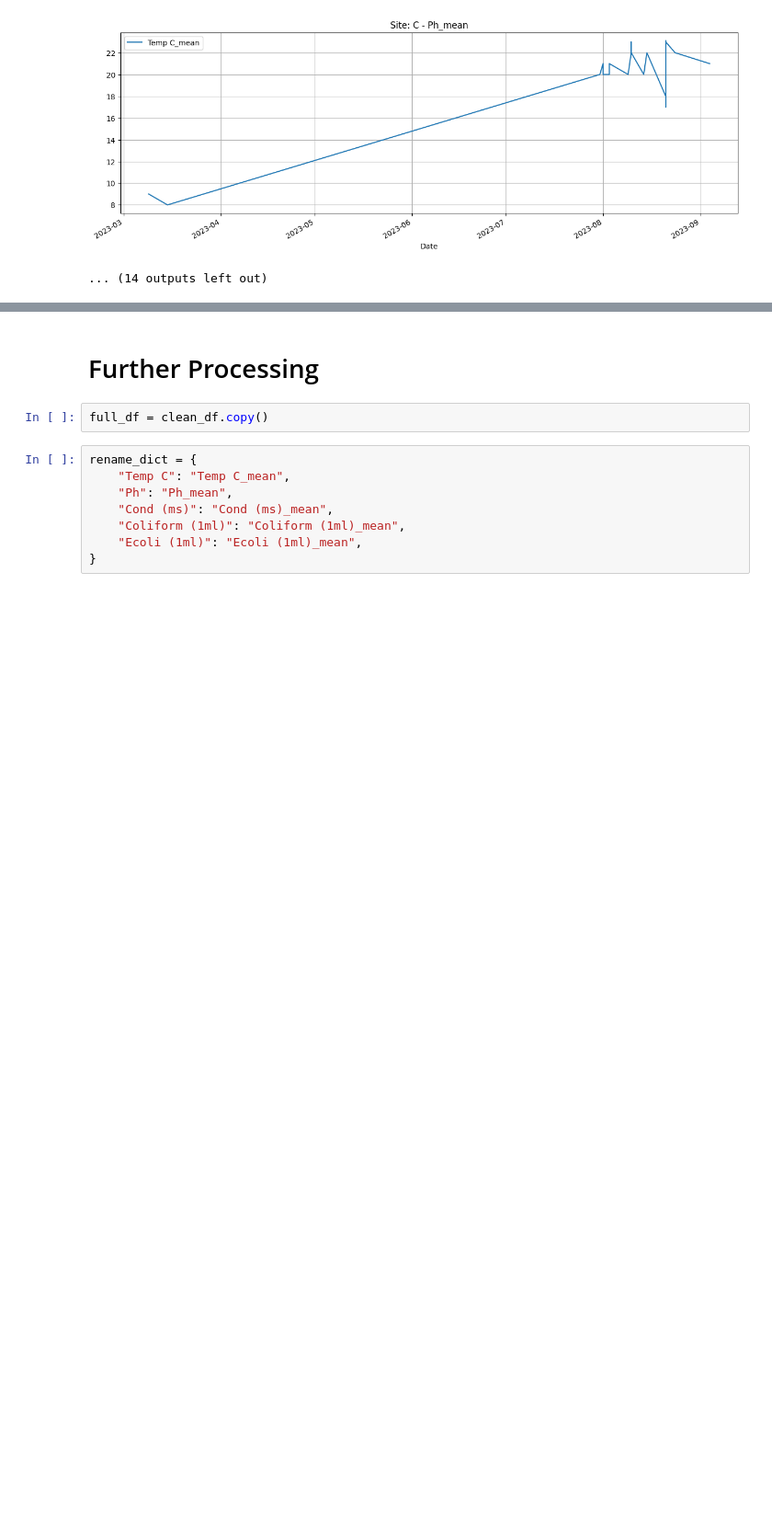
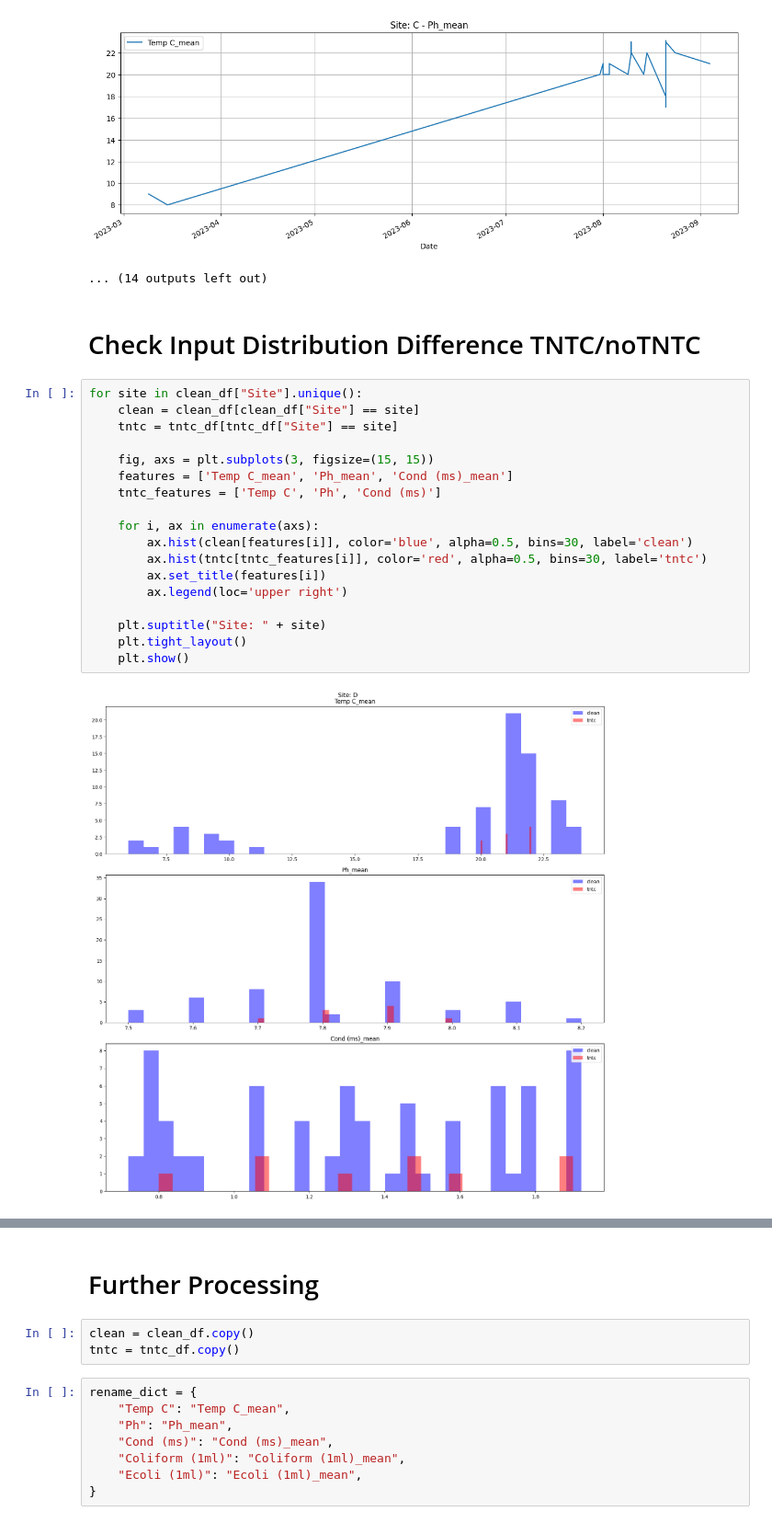
Before and after one commit to MassimilianoArca/Thames-Ecoli, a Jupyter notebook: thames/data_analysis/ecoli_coliform.ipynb, the cells around one changed output, grey strips where cells are left out. Shown at 92% size. Saved outputs shown, nothing was run; the diff lists cells and outputs as text; blank space fills up the shorter version.

```diff
--- a/thames/data_analysis/ecoli_coliform.ipynb
+++ b/thames/data_analysis/ecoli_coliform.ipynb
@@ -537,3 +541,25 @@ for site in site_dict:
 [figure]
 [figure]
 ... (14 outputs left out)
+# %% [markdown]
+# Check Input Distribution Difference TNTC/noTNTC
+# %%
+for site in clean_df["Site"].unique():
+    clean = clean_df[clean_df["Site"] == site]
+    tntc = tntc_df[tntc_df["Site"] == site]
+
+    fig, axs = plt.subplots(3, figsize=(15, 15))
+    features = ['Temp C_mean', 'Ph_mean', 'Cond (ms)_mean']
+    tntc_features = ['Temp C', 'Ph', 'Cond (ms)']
+
+    for i, ax in enumerate(axs):
+        ax.hist(clean[features[i]], color='blue', alpha=0.5, bins=30, label='clean')
+        ax.hist(tntc[tntc_features[i]], color='red', alpha=0.5, bins=30, label='tntc')
+        ax.set_title(features[i])
+        ax.legend(loc='upper right')
+
+    plt.suptitle("Site: " + site)
+    plt.tight_layout()
+    plt.show()
+# %% [output]
+[figure, added]
@@ -540,7 +570,8 @@ for site in site_dict:
 # %% [markdown]
 # Further Processing
-# %%
-full_df = clean_df.copy()
+# %%
+clean = clean_df.copy()
+tntc = tntc_df.copy()
 # %%
 rename_dict = {
     "Temp C": "Temp C_mean",
```
Also changed, not shown: parts of 8 cells of this notebook, 2 other files.
